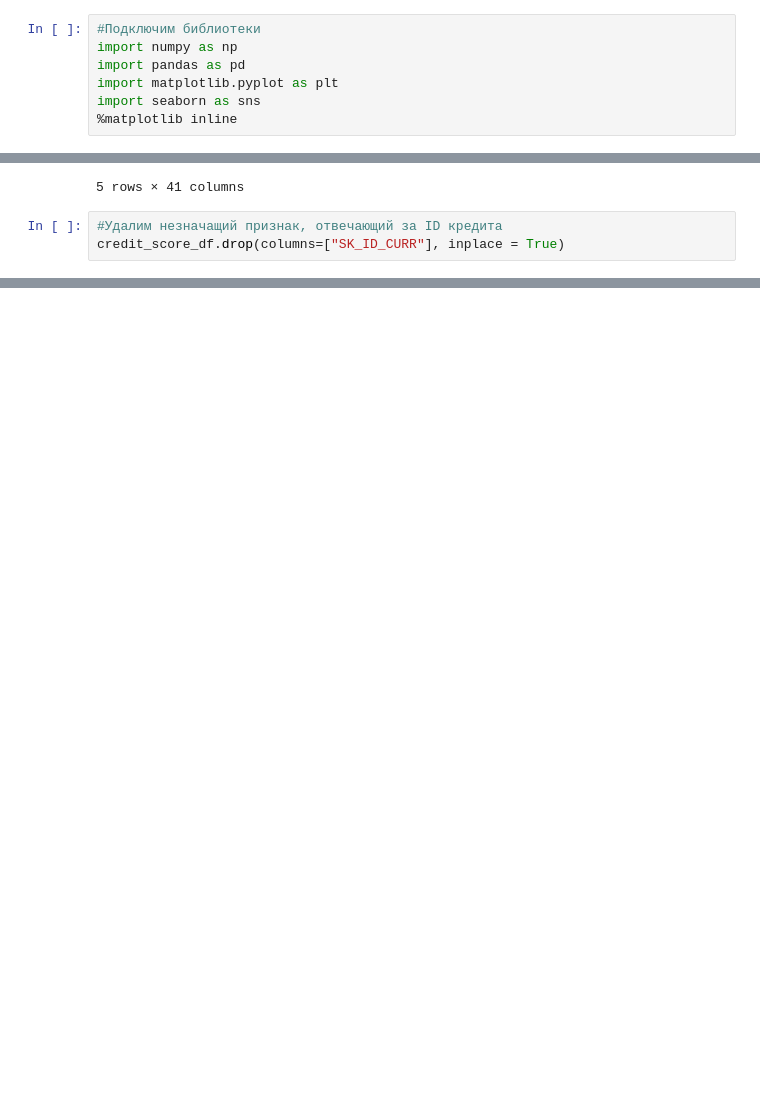
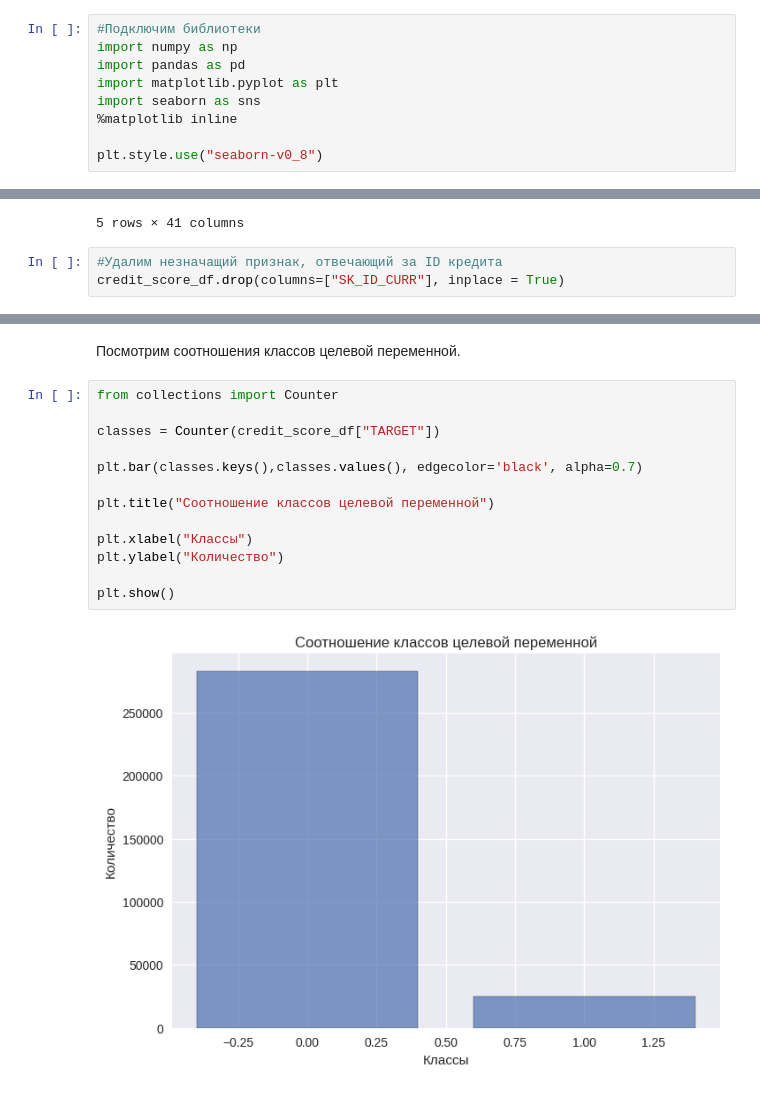
Before and after one commit to Defenser1337/Credit-score-ml-telegram-bot, a Jupyter notebook: notebooks/EDA.ipynb, the cells around one changed output, grey strips where cells are left out. Saved outputs shown, nothing was run; the diff lists cells and outputs as text; blank space fills up the shorter version.

Commit message:
Add analysis of dataset features
Analyzed dataset feature data types, constructed pairplot graphs and histograms for categorical data, analyzed data statistics and correlations between features.

```diff
--- a/notebooks/EDA.ipynb
+++ b/notebooks/EDA.ipynb
@@ -16,6 +16,8 @@ import pandas as pd
 import matplotlib.pyplot as plt
 import seaborn as sns
 %matplotlib inline
+
+plt.style.use("seaborn-v0_8")
 # %%
 credit_score_df = pd.read_csv("~/Documents/datasets/application_train.csv")
 
@@ -91,0 +132,17 @@ credit_score_df.drop(columns=["SK_ID_CURR"], inplace = True)
+# %% [markdown]
+Посмотрим соотношения классов целевой переменной.
+# %%
+from collections import Counter
+
+classes = Counter(credit_score_df["TARGET"])
+
+plt.bar(classes.keys(),classes.values(), edgecolor='black', alpha=0.7)
+
+plt.title("Соотношение классов целевой переменной")
+
+plt.xlabel("Классы")
+plt.ylabel("Количество")
+
+plt.show()
+# %% [output]
+[figure, added]
```
Also changed, not shown: parts of 17 cells of this notebook.
